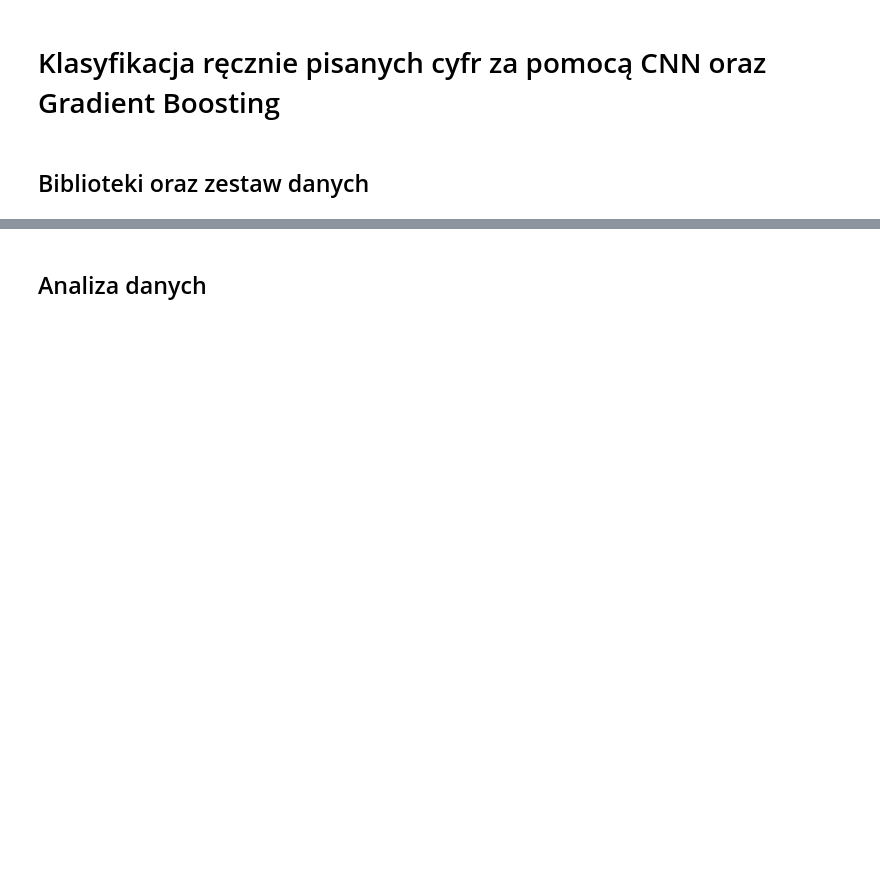
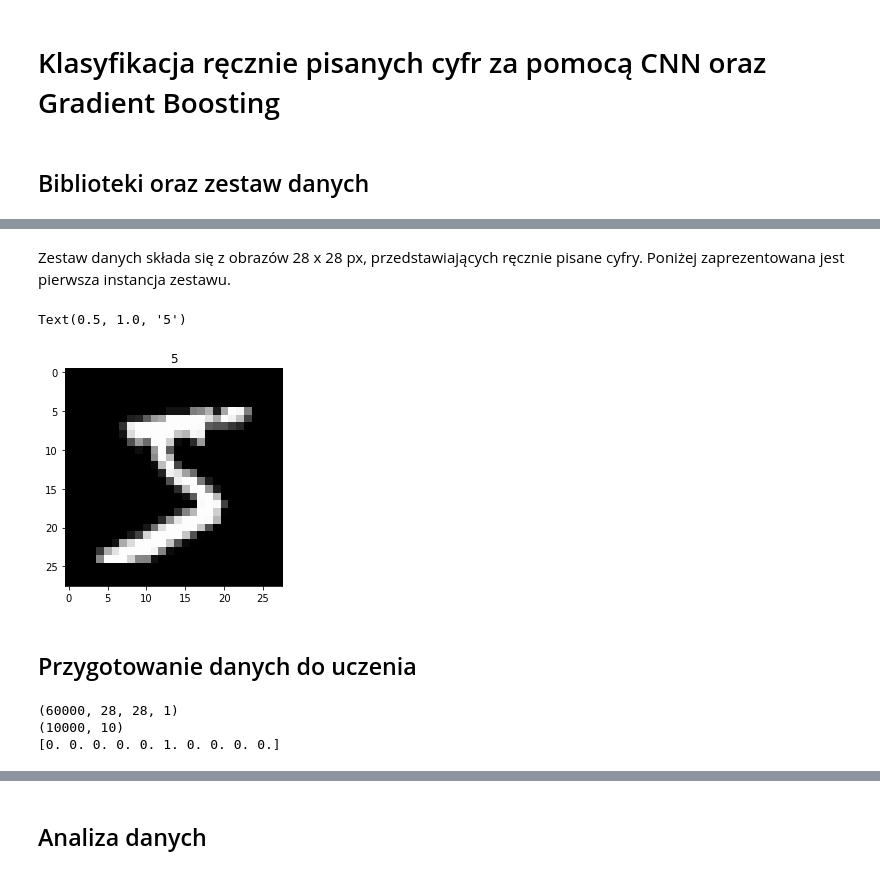
Before and after one commit to wojtasRobert/PSZT-19L, a Jupyter notebook: main.ipynb, the cells around one changed output, grey strips where cells are left out. Saved outputs shown, nothing was run; the diff lists cells and outputs as text; code cells hidden in the pictures; blank space fills up the shorter version.

```diff
--- a/main.ipynb
+++ b/main.ipynb
@@ -24,0 +61,10 @@ def pairwise(iterable):
+# %% [markdown]
+Zestaw danych składa się z obrazów 28 x 28 px, przedstawiających ręcznie pisane cyfry. Poniżej zaprezentowana jest pierwsza instancja zestawu.
+# %%
+plt.imshow(train_img[0], cmap='gray')
+plt.title(train_labels[0])
+# %% [output]
+Text(0.5, 1.0, '5')
+[figure, added]
+# %% [markdown]
+## Przygotowanie danych do uczenia
@@ -24,0 +80,11 @@ def pairwise(iterable):
+# %%
+train_labels = np_utils.to_categorical(train_labels, 10)
+test_labels = np_utils.to_categorical(test_labels, 10)
+
+print(train_img.shape)
+print(test_labels.shape)
+print(train_labels[0])
+# %% [output]
+(60000, 28, 28, 1)
+(10000, 10)
+[0. 0. 0. 0. 0. 1. 0. 0. 0. 0.]
```
Also changed, not shown: parts of 25 cells of this notebook.
